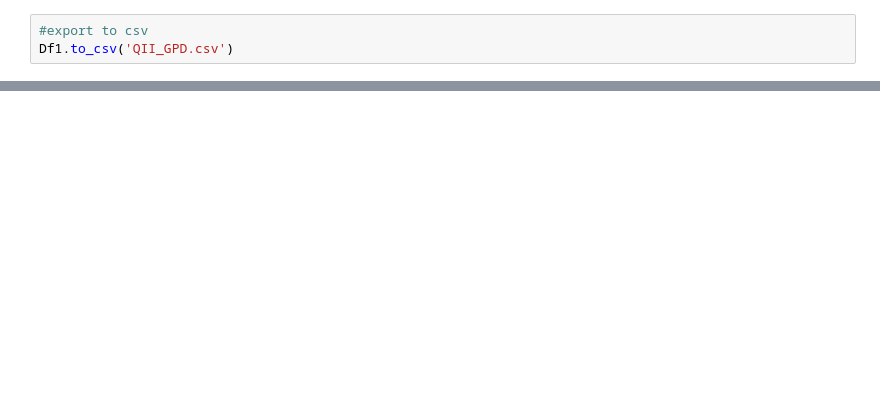
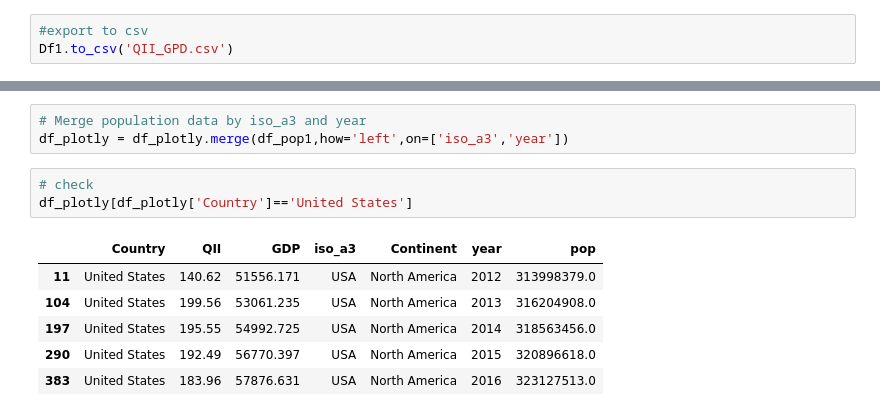
Before and after one commit to mcaraco/UCB_project3, a Jupyter notebook: MergeGDPnQOL.ipynb, the cells around one changed output, grey strips where cells are left out. Saved outputs shown, nothing was run; the diff lists cells and outputs as text; blank space fills up the shorter version.

```diff
--- a/MergeGDPnQOL.ipynb
+++ b/MergeGDPnQOL.ipynb
@@ -171,0 +350,13 @@ Df1.to_csv('QII_GPD.csv')
+# %%
+# Merge population data by iso_a3 and year
+df_plotly = df_plotly.merge(df_pop1,how='left',on=['iso_a3','year'])
+# %%
+# check
+df_plotly[df_plotly['Country']=='United States']
+# %% [output]
+|  | Country | QII | GDP | iso_a3 | Continent | year | pop |
+| 11 | United States | 140.62 | 51556.171 | USA | North America | 2012 | 313998379.0 |
+| 104 | United States | 199.56 | 53061.235 | USA | North America | 2013 | 316204908.0 |
+| 197 | United States | 195.55 | 54992.725 | USA | North America | 2014 | 318563456.0 |
+| 290 | United States | 192.49 | 56770.397 | USA | North America | 2015 | 320896618.0 |
+| 383 | United States | 183.96 | 57876.631 | USA | North America | 2016 | 323127513.0 |
```
Also changed, not shown: parts of 18 cells of this notebook, 3 other files.
